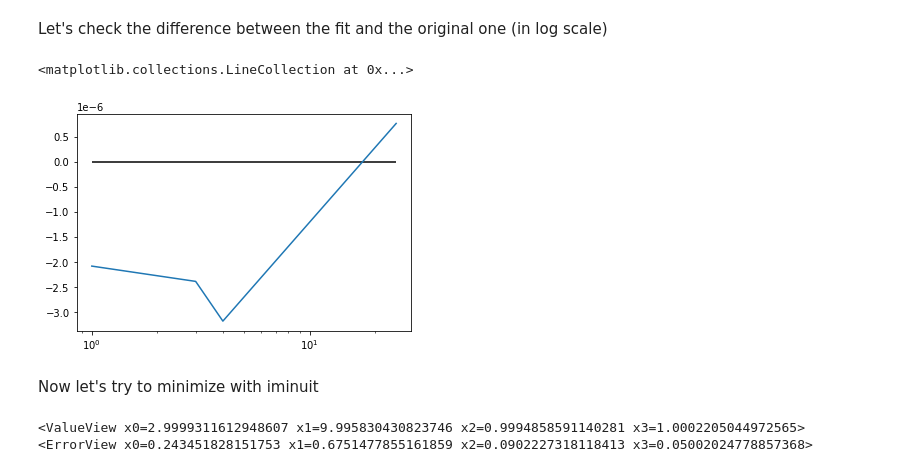
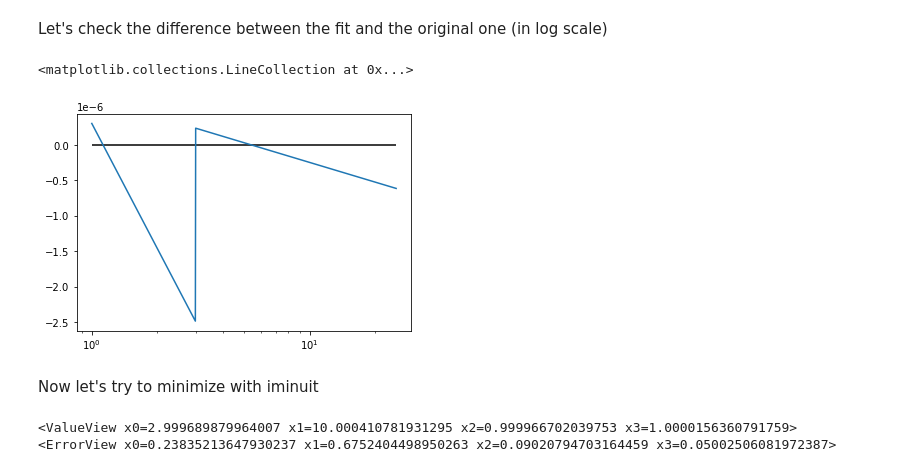
Before and after one commit to R-Grau/EBLpy, a Jupyter notebook: Broken_power_law.ipynb, the cells around one changed output. Cells and saved outputs as stored; diff of their text form; code cells hidden in the pictures.

```diff
--- a/Broken_power_law.ipynb
+++ b/Broken_power_law.ipynb
@@ -10,16 +10,17 @@ def chisq(obs, exp, error):
 # %% [markdown]
 We will first try with the usual broken power law:
 # %%
-def br_po_lw(E, E1, fl_0, lam1, sqrtdelta_lam12):
-    polw = np.zeros(len(E))
+def br_po_lw(xdata, E1, fl_0, lam1, sqrtdelta_lam12):
+    E0 = xdata[0]
+    polw = np.zeros(len(xdata))
     lam2 = lam1 + sqrtdelta_lam12**2 #for multiple broken power law add lam_i = lam_(i-1) + delta_lam
-    phi_0 = fl_0 * E[0]**lam1
-    phi_1 = phi_0 * (E1 ** (sqrtdelta_lam12))
-    for i in range(len(E)):
-        if E[i] < E1:#you can add E>E0
-            polw[i] = phi_0 * (E[i] ** (-lam1))
+    phi_0 = fl_0
+    phi_1 = phi_0 * ((E1/E0) ** (-lam1))
+    for i in range(len(xdata)):
+        if xdata[i] < E1:#you can add E>E0
+            polw[i] = phi_0 * ((xdata[i]/E0) ** (-lam1))
         else:#you can add elifs for multiple broken power law
-            polw[i] = phi_1 * (E[i] ** (-lam2))
+            polw[i] = phi_1 * ((xdata[i]/E1) ** (-lam2))
     return polw
 # %% [markdown]
 Now let's add the $\chi^2$ to the function in order to minimize:
@@ -27,24 +28,25 @@ Now let's add the $\chi^2$ to the function in order to minimize:
 def br_po_lw_chsq(params):
     #you need to define theE, SED and SED_u before(E and SED must be a numpy.array and SED an scalar or a numpy.array)
     E1, fl_0, lam1, sqrtdelta_lam12 = params
-    polw = np.zeros(len(E))
+    E0 = xdata[0]
+    polw = np.zeros(len(xdata))
     lam2 = lam1 + sqrtdelta_lam12**2 #for multiple broken power law add lam_i = lam_(i-1) + delta_lam
-    phi_0 = fl_0 * E[0]**lam1
-    phi_1 = phi_0 * (E1 ** (sqrtdelta_lam12))
-    for i in range(len(E)):
-        if E[i] < E1:#you can add E>E0
-            polw[i] = phi_0 * (E[i] ** (-lam1))
+    phi_0 = fl_0
+    phi_1 = phi_0 * ((E1/E0) ** (-lam1))
+    for i in range(len(xdata)):
+        if xdata[i] < E1:#you can add E>E0
+            polw[i] = phi_0 * ((xdata[i]/E0) ** (-lam1))
         else:#you can add elifs for multiple broken power law
-            polw[i] = phi_1 * (E[i] ** (-lam2))
-    return np.sum(np.square(SED - polw) / np.square(SED_u))
+            polw[i] = phi_1 * ((xdata[i]/E1) ** (-lam2))
+    return np.sum(np.square(ydata - polw) / np.square(ydata_u))
 # %% [markdown]
 Let's show an example:
 # %%
-initial_guess = [2, 9, 0.9, 1.3]
-E = [1, 2, 2.99, 3, 4, 8, 25]
+initial_guess = [2.9, 9, 0.9, 1.3]
+xdata = [1, 2, 2.99, 3, 4, 8, 25]
 E_test = [1, 2, 2.99, 3, 4, 8, 25]
-SED = br_po_lw(E=E_test, E1=3, fl_0=10, lam1=1, sqrtdelta_lam12=1)
-SED_u = 0.1 * SED
+ydata = br_po_lw(xdata=xdata, E1=3, fl_0=10, lam1=1, sqrtdelta_lam12=1)
+ydata_u = 0.1 * ydata
 
 result = optimize.minimize(br_po_lw_chsq, initial_guess, method = 'Nelder-Mead')
 if result.success:
@@ -69,13 +71,13 @@ plt.show()
 # %% [markdown]
 Let's check the difference between the fit and the original one (in log scale)
 # %%
-diff = np.log10(SED) - np.log10(SED_fit)
+diff = np.log10(ydata) - np.log10(SED_fit)
 plt.plot(E_test, diff)
 plt.xscale('log')
 plt.hlines(0, xmin=min(E_test), xmax=max(E_test), color = 'black')
 # %% [output]
 <matplotlib.collections.LineCollection at 0x...>
-[figure, old version]
+[figure, new version]
 # %% [markdown]
 Now let's try to minimize with iminuit
 # %%
@@ -91,8 +93,8 @@ print(m.values)
 m.hesse()
 print(m.errors)
 # %% [output]
-<ValueView x0=2.9999311612948607 x1=9.995830430823746 x2=0.9994858591140281 x3=1.0002205044972565>
-<ErrorView x0=0.243451828151753 x1=0.6751477855161859 x2=0.0902227318118413 x3=0.05002024778857368>
+<ValueView x0=2.999689879964007 x1=10.000410781931295 x2=0.999966702039753 x3=1.0000156360791759>
+<ErrorView x0=0.23835213647930237 x1=0.6752404498950263 x2=0.09020794703164459 x3=0.05002506081972387>
 # %%
 print(m.values)
 print(fitted_params)
```
Also changed, not shown: parts of 15 cells of this notebook.
